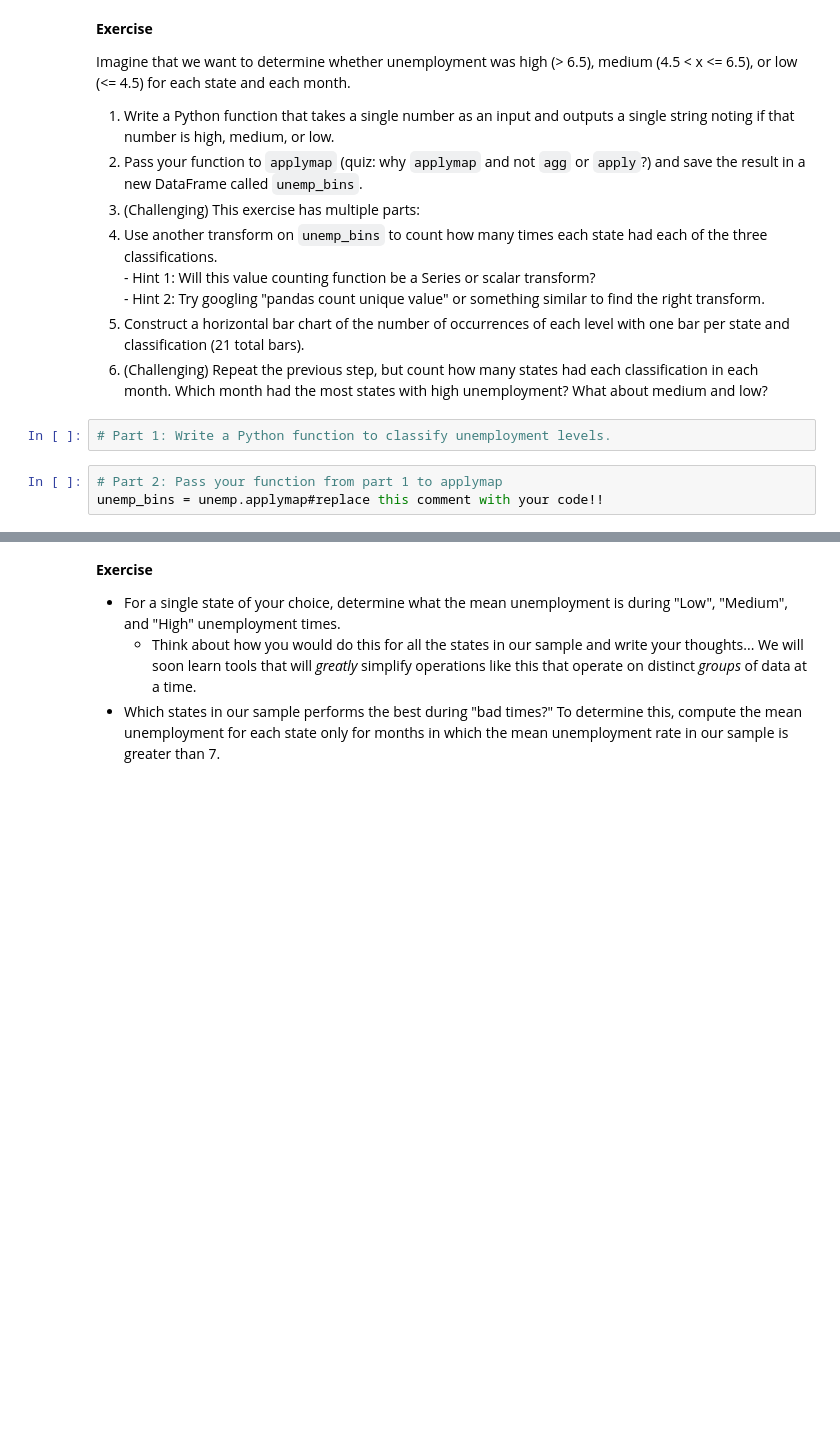
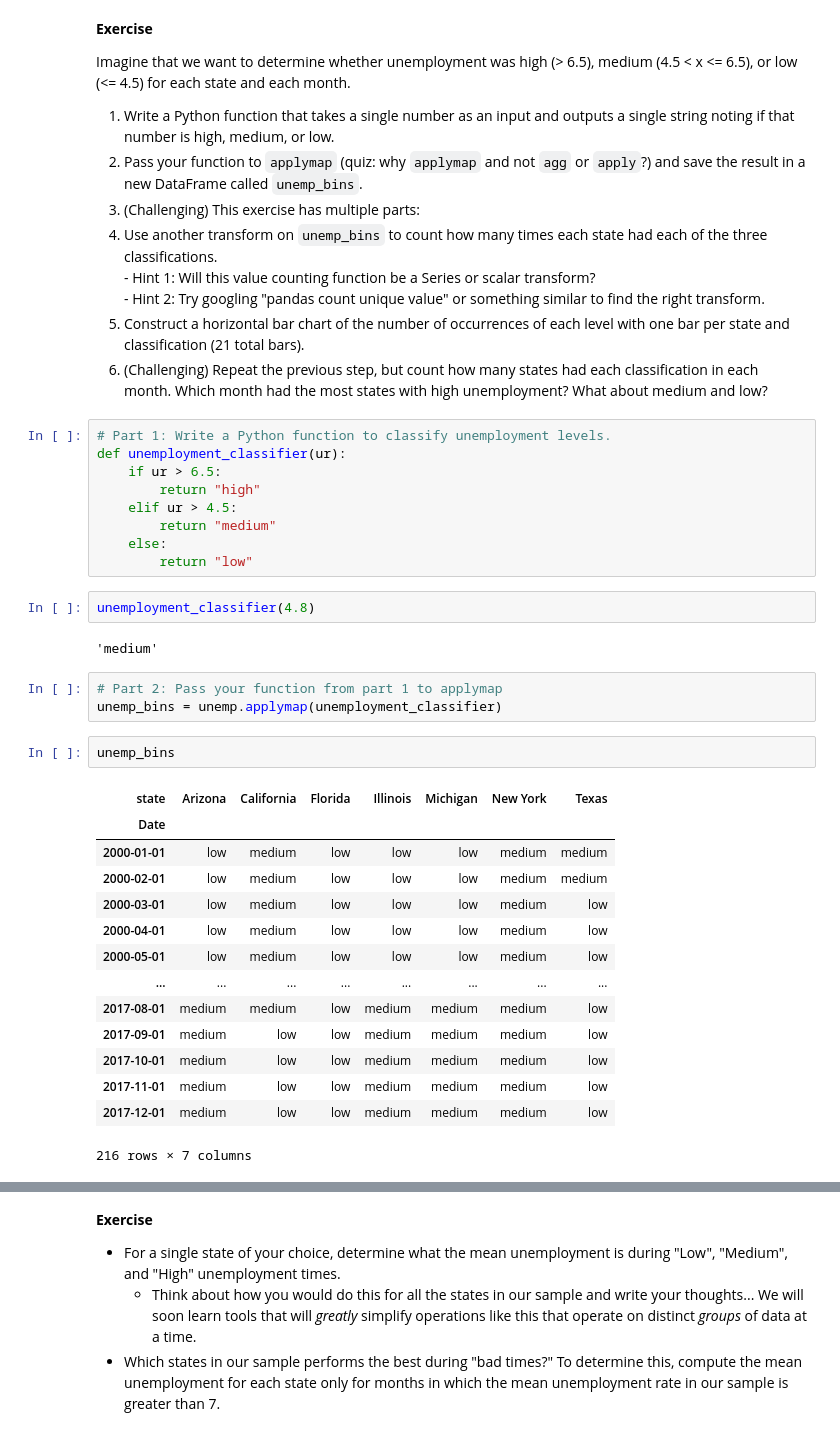
Before and after one commit to QuantEcon/2021-workshop-rsit, a Jupyter notebook: notebooks/session4/pandas-exercises.ipynb, the cells around one changed output, grey strips where cells are left out. Drawn from its saved outputs; the diff is of its cells as text; blank space fills up the shorter version.

```diff
--- a/notebooks/session4/pandas-exercises.ipynb
+++ b/notebooks/session4/pandas-exercises.ipynb
@@ -50,6 +58,34 @@ medium (4.5 < x <= 6.5), or low (<= 4.5) for each state and each month.
   with high unemployment? What about medium and low?
 # %%
 # Part 1: Write a Python function to classify unemployment levels.
+def unemployment_classifier(ur):
+    if ur > 6.5:
+        return "high"
+    elif ur > 4.5:
+        return "medium"
+    else:
+        return "low"
+# %%
+unemployment_classifier(4.8)
+# %% [output]
+'medium'
 # %%
 # Part 2: Pass your function from part 1 to applymap
-unemp_bins = unemp.applymap#replace this comment with your code!!
+unemp_bins = unemp.applymap(unemployment_classifier)
+# %%
+unemp_bins
+# %% [output]
+| state | Arizona | California | Florida | Illinois | Michigan | New York | Texas |
+| Date |  |  |  |  |  |  |  |
+| 2000-01-01 | low | medium | low | low | low | medium | medium |
+| 2000-02-01 | low | medium | low | low | low | medium | medium |
+| 2000-03-01 | low | medium | low | low | low | medium | low |
+| 2000-04-01 | low | medium | low | low | low | medium | low |
+| 2000-05-01 | low | medium | low | low | low | medium | low |
+| ... | ... | ... | ... | ... | ... | ... | ... |
+| 2017-08-01 | medium | medium | low | medium | medium | medium | low |
+| 2017-09-01 | medium | low | low | medium | medium | medium | low |
+| 2017-10-01 | medium | low | low | medium | medium | medium | low |
+| 2017-11-01 | medium | low | low | medium | medium | medium | low |
+| 2017-12-01 | medium | low | low | medium | medium | medium | low |
+216 rows × 7 columns
```
Also changed, not shown: parts of 28 cells of this notebook, 1 other file.
